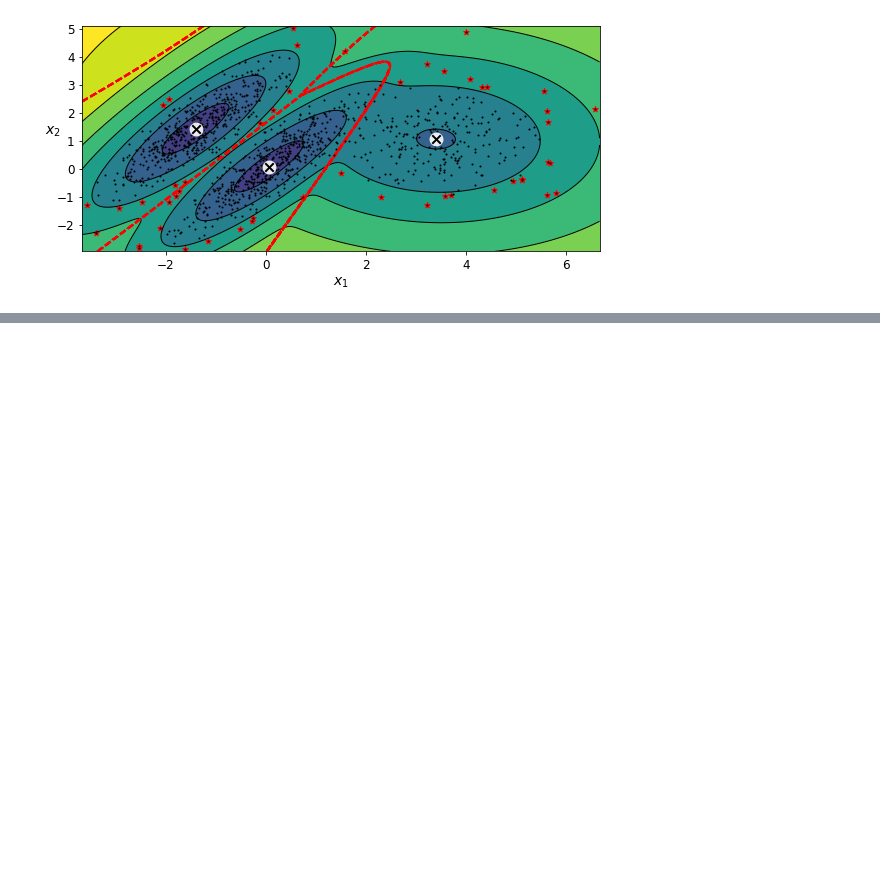
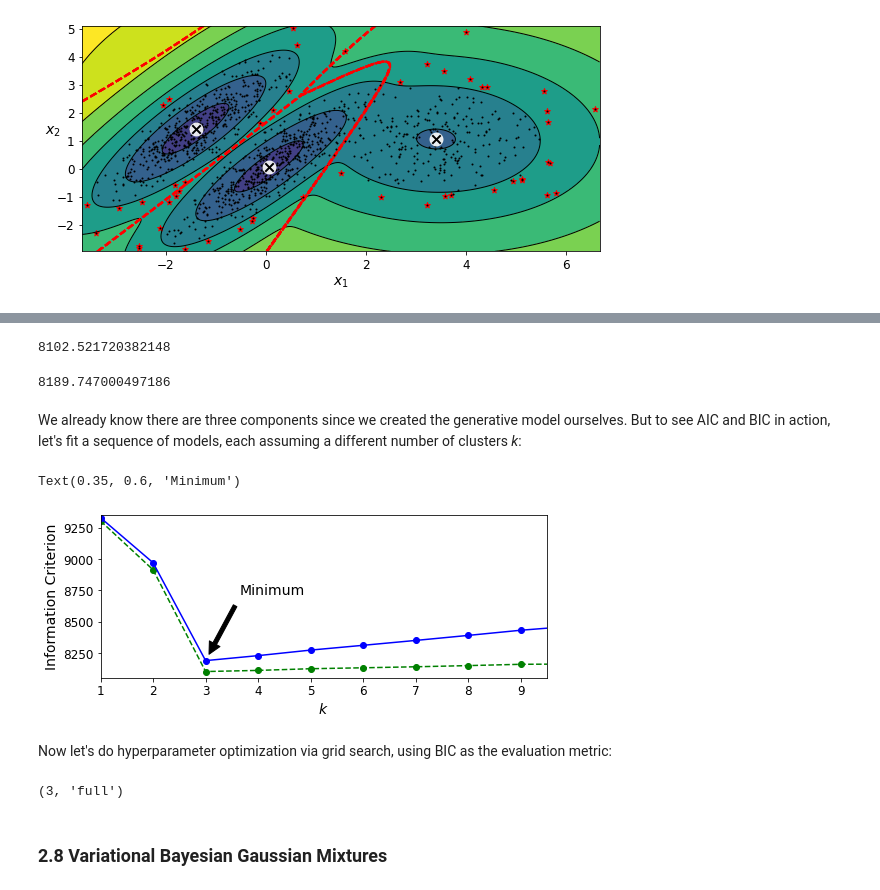
Before and after one commit to williewheeler/stats-demos, a Jupyter notebook: mixture-models/gaussian-mixture-models.ipynb, the cells around one changed output, grey strips where cells are left out. Saved outputs shown, nothing was run; the diff lists cells and outputs as text; code cells hidden in the pictures; blank space fills up the shorter version.

Commit message:
Completed model selection for mixture models

```diff
--- a/mixture-models/gaussian-mixture-models.ipynb
+++ b/mixture-models/gaussian-mixture-models.ipynb
@@ -410,0 +403,33 @@ gm.bic(X)
+# %%
+gm.aic(X)
+# %% [output]
+8102.521720382148
+# %%
+gm.bic(X)
+# %% [output]
+8189.747000497186
+# %% [markdown]
+We already know there are three components since we created the generative model ourselves. But to see AIC and BIC in action, let's fit a sequence of models, each assuming a different number of clusters _k_:
+# %%
+gms_per_k = [GaussianMixture(n_components=k, n_init=10, random_state=42).fit(X) for k in range(1, 11)]
+# %%
+aics = [model.aic(X) for model in gms_per_k]
+bics = [model.bic(X) for model in gms_per_k]
+# %%
+plt.figure(figsize=(8, 3))
+plt.plot(range(1, 11), aics, "go--", label="AIC")
+plt.plot(range(1, 11), bics, "bo-", label="BIC")
+plt.xlabel("$k$", fontsize=14)
+plt.ylabel("Information Criterion", fontsize=14)
+plt.axis([1, 9.5, np.min(aics) - 50, np.max(aics) + 50])
+plt.annotate("Minimum",
+             xy=(3, bics[2]),
+             xytext=(0.35, 0.6),
+             textcoords="figure fraction",
+             fontsize=14,
+             arrowprops=dict(facecolor="black", shrink=0.1))
+# %% [output]
+Text(0.35, 0.6, 'Minimum')
+[figure, added]
+# %% [markdown]
+Now let's do hyperparameter optimization via grid search, using BIC as the evaluation metric:
@@ -410,0 +449,6 @@ gm.bic(X)
+# %%
+best_k, best_covariance_type
+# %% [output]
+(3, 'full')
+# %% [markdown]
+### 2.8 Variational Bayesian Gaussian Mixtures
```
Also changed, not shown: parts of 5 cells of this notebook.
